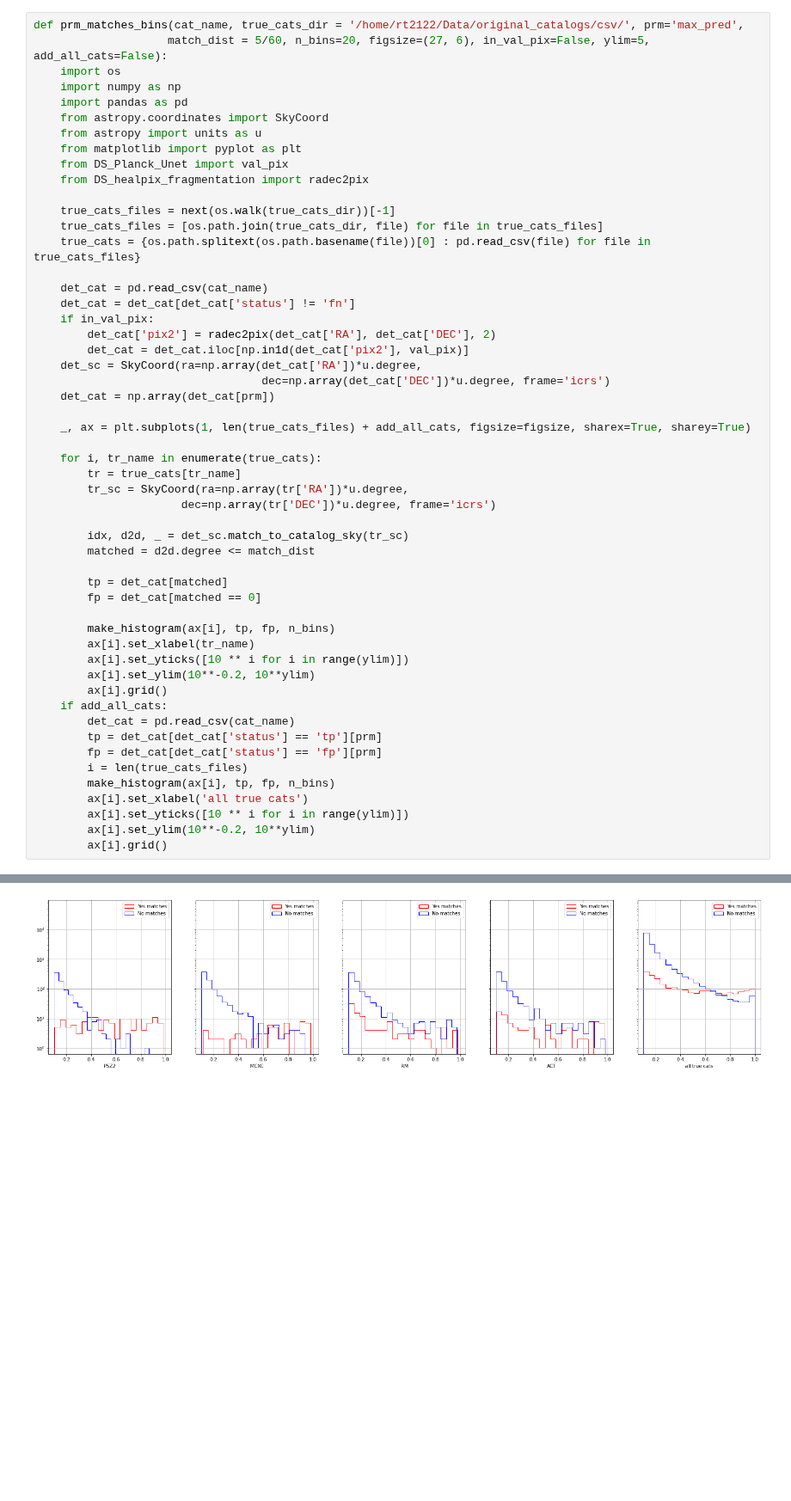
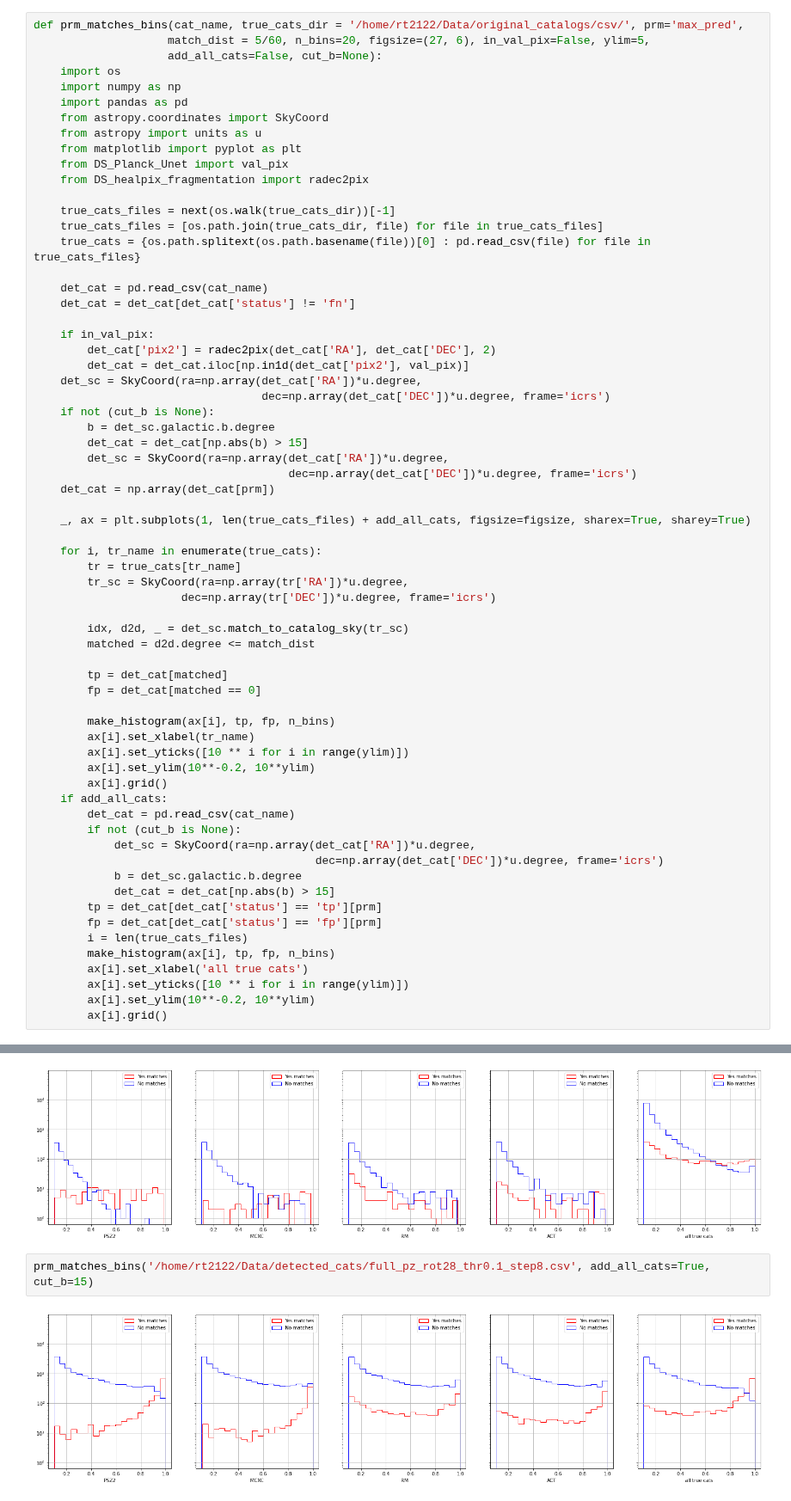
Before and after one commit to rt2122/data-segmentation-2, a Jupyter notebook: visualizations/p_max_bins_matches.ipynb, the cells around one changed output, grey strips where cells are left out. Shown at 86% size. Cells and saved outputs as stored; diff of their text form; blank space fills up the shorter version.

```diff
--- a/visualizations/p_max_bins_matches.ipynb
+++ b/visualizations/p_max_bins_matches.ipynb
@@ -8,7 +8,8 @@ def make_histogram(ax, tp, fp, n_bins):
     ax.legend()
 # %%
 def prm_matches_bins(cat_name, true_cats_dir = '/home/rt2122/Data/original_catalogs/csv/', prm='max_pred',
-                    match_dist = 5/60, n_bins=20, figsize=(27, 6), in_val_pix=False, ylim=5, add_all_cats=False):
+                    match_dist = 5/60, n_bins=20, figsize=(27, 6), in_val_pix=False, ylim=5,
+                    add_all_cats=False, cut_b=None):
     import os
     import numpy as np
     import pandas as pd
@@ -24,11 +25,17 @@ def prm_matches_bins(cat_name, true_cats_dir = '/home/rt2122/Data/original_catal
 
     det_cat = pd.read_csv(cat_name)
     det_cat = det_cat[det_cat['status'] != 'fn']
+
     if in_val_pix:
         det_cat['pix2'] = radec2pix(det_cat['RA'], det_cat['DEC'], 2)
         det_cat = det_cat.iloc[np.in1d(det_cat['pix2'], val_pix)]
     det_sc = SkyCoord(ra=np.array(det_cat['RA'])*u.degree,
                                   dec=np.array(det_cat['DEC'])*u.degree, frame='icrs')
+    if not (cut_b is None):
+        b = det_sc.galactic.b.degree
+        det_cat = det_cat[np.abs(b) > 15]
+        det_sc = SkyCoord(ra=np.array(det_cat['RA'])*u.degree,
+                                      dec=np.array(det_cat['DEC'])*u.degree, frame='icrs')
     det_cat = np.array(det_cat[prm])
 
     _, ax = plt.subplots(1, len(true_cats_files) + add_all_cats, figsize=figsize, sharex=True, sharey=True)
@@ -51,6 +58,11 @@ def prm_matches_bins(cat_name, true_cats_dir = '/home/rt2122/Data/original_catal
         ax[i].grid()
     if add_all_cats:
         det_cat = pd.read_csv(cat_name)
+        if not (cut_b is None):
+            det_sc = SkyCoord(ra=np.array(det_cat['RA'])*u.degree,
+                                          dec=np.array(det_cat['DEC'])*u.degree, frame='icrs')
+            b = det_sc.galactic.b.degree
+            det_cat = det_cat[np.abs(b) > 15]
         tp = det_cat[det_cat['status'] == 'tp'][prm]
         fp = det_cat[det_cat['status'] == 'fp'][prm]
         i = len(true_cats_files)
@@ -91,3 +103,7 @@ prm_matches_bins('/home/rt2122/Data/detected_cats/full_pz_act14_thr0.1_step8.csv
 prm_matches_bins('/home/rt2122/Data/detected_cats/full_pz_act14_thr0.1_step8.csv', in_val_pix=True ,add_all_cats=True)
 # %% [output]
 [figure]
+# %%
+prm_matches_bins('/home/rt2122/Data/detected_cats/full_pz_rot28_thr0.1_step8.csv', add_all_cats=True, cut_b=15)
+# %% [output]
+[figure, added]
```
Also changed, not shown: parts of 1 cell of this notebook.
